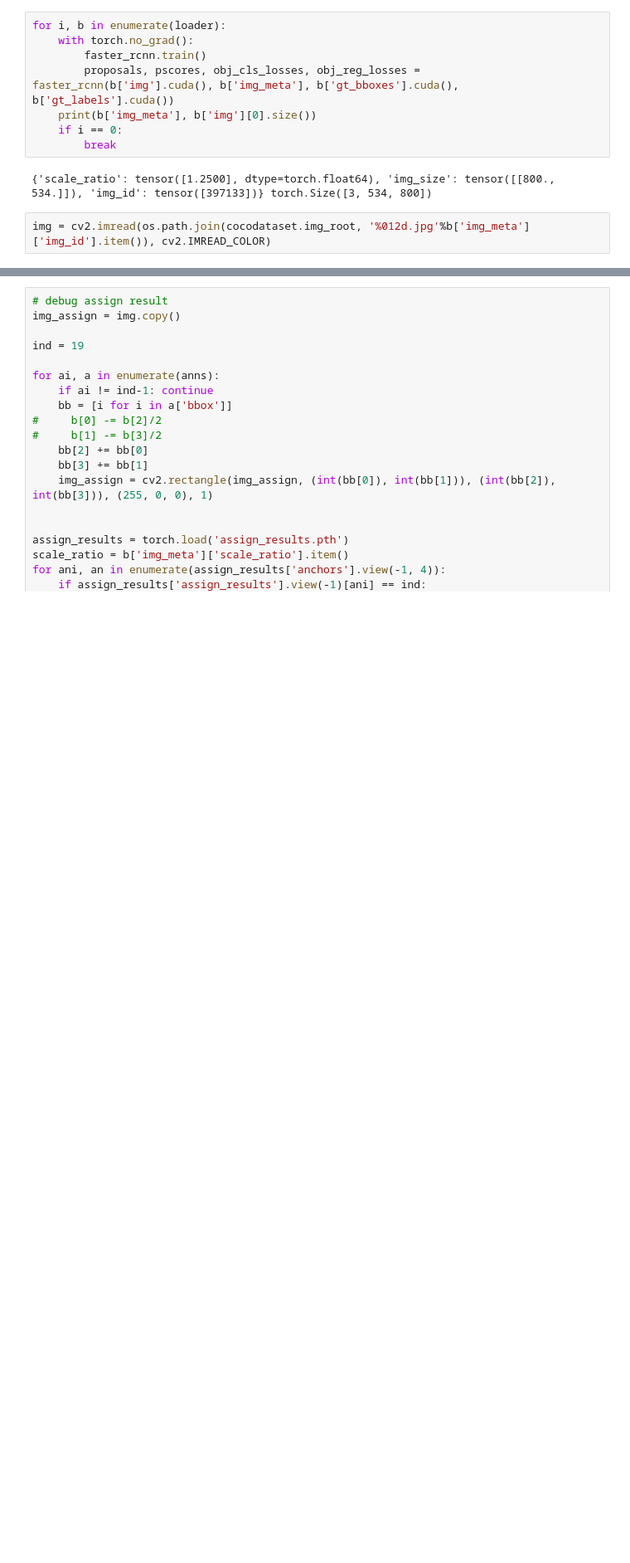
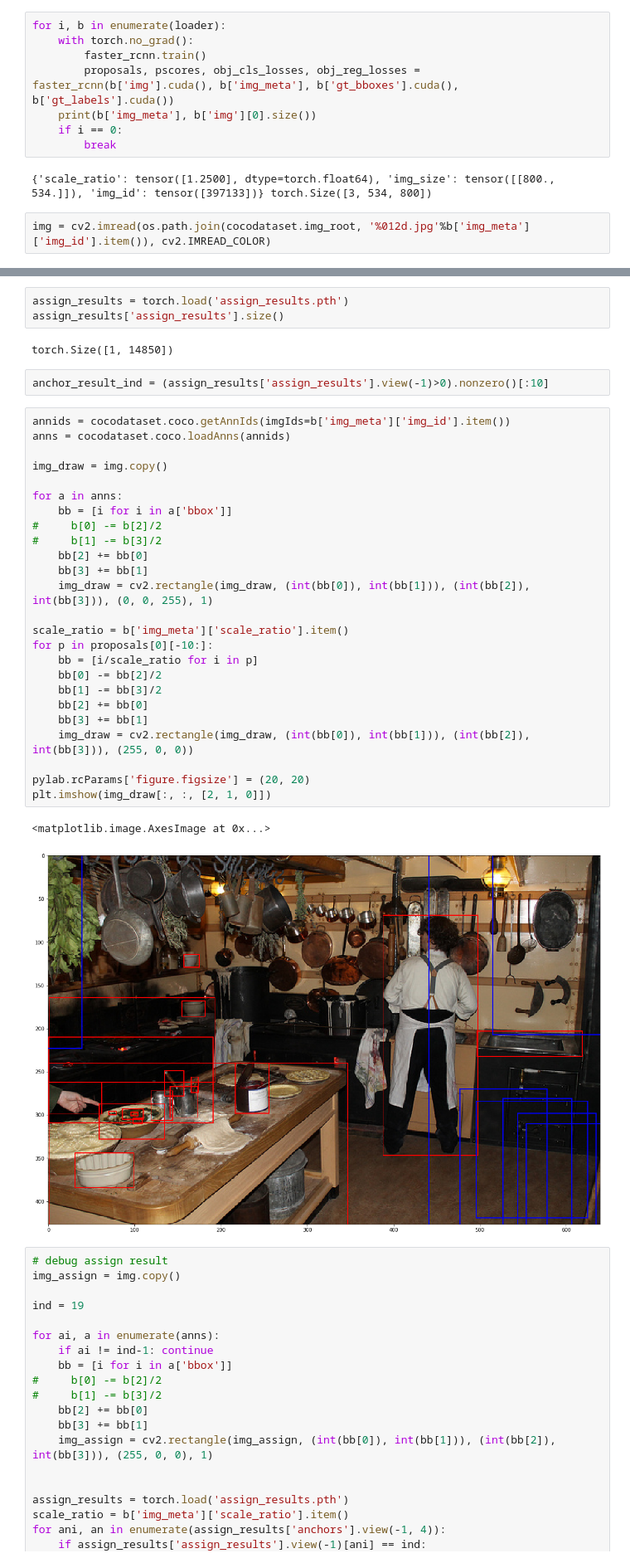
Before and after one commit to zhanzy178/detector, a Jupyter notebook: debug_visualize.ipynb, the cells around one changed output, grey strips where cells are left out. Shown at 83% size. Cells and saved outputs as stored; diff of their text form; blank space fills up the shorter version.

```diff
--- a/debug_visualize.ipynb
+++ b/debug_visualize.ipynb
@@ -41,3 +106,38 @@ img = cv2.imread(os.path.join(cocodataset.img_root, '%012d.jpg'%b['img_meta']['i
+# %%
+assign_results = torch.load('assign_results.pth')
+assign_results['assign_results'].size()
+# %% [output]
+torch.Size([1, 14850])
+# %%
+anchor_result_ind = (assign_results['assign_results'].view(-1)>0).nonzero()[:10]
+# %%
+annids = cocodataset.coco.getAnnIds(imgIds=b['img_meta']['img_id'].item())
+anns = cocodataset.coco.loadAnns(annids)
+
+img_draw = img.copy()
+
+for a in anns:
+    bb = [i for i in a['bbox']]
+#     b[0] -= b[2]/2
+#     b[1] -= b[3]/2
+    bb[2] += bb[0]
+    bb[3] += bb[1]
+    img_draw = cv2.rectangle(img_draw, (int(bb[0]), int(bb[1])), (int(bb[2]), int(bb[3])), (0, 0, 255), 1)
+
+scale_ratio = b['img_meta']['scale_ratio'].item()
+for p in proposals[0][-10:]:
+    bb = [i/scale_ratio for i in p]
+    bb[0] -= bb[2]/2
+    bb[1] -= bb[3]/2
+    bb[2] += bb[0]
+    bb[3] += bb[1]
+    img_draw = cv2.rectangle(img_draw, (int(bb[0]), int(bb[1])), (int(bb[2]), int(bb[3])), (255, 0, 0))
+
+pylab.rcParams['figure.figsize'] = (20, 20)
+plt.imshow(img_draw[:, :, [2, 1, 0]])
+# %% [output]
+<matplotlib.image.AxesImage at 0x...>
+[figure, added]
 # %%
 # debug assign result
 img_assign = img.copy()
```
Also changed, not shown: parts of 6 cells of this notebook, 16 other files.
